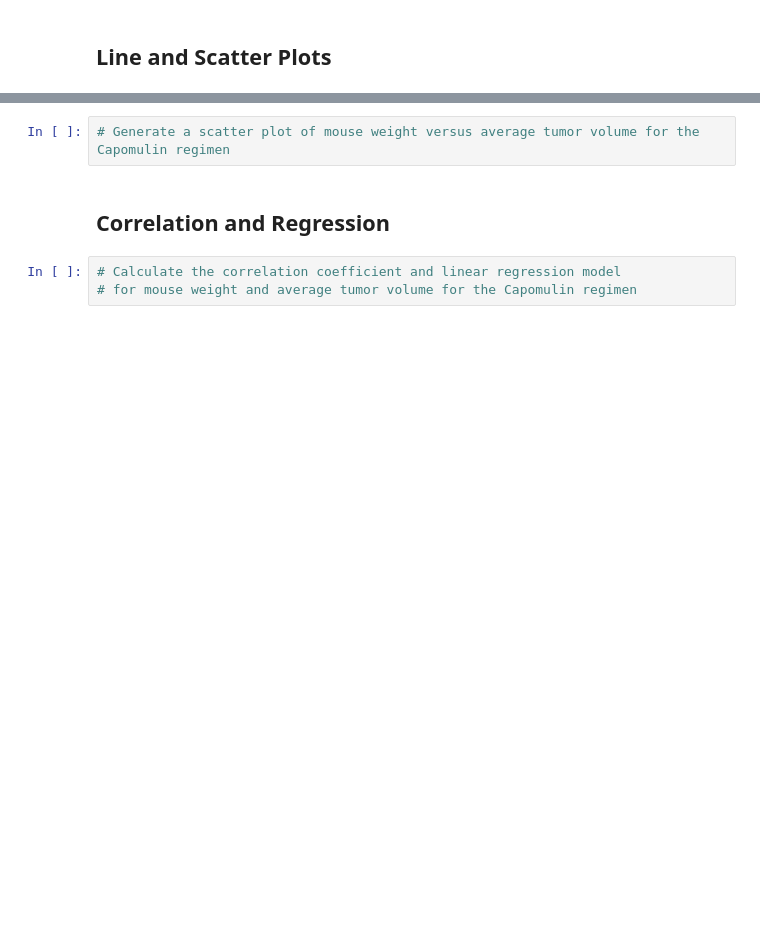
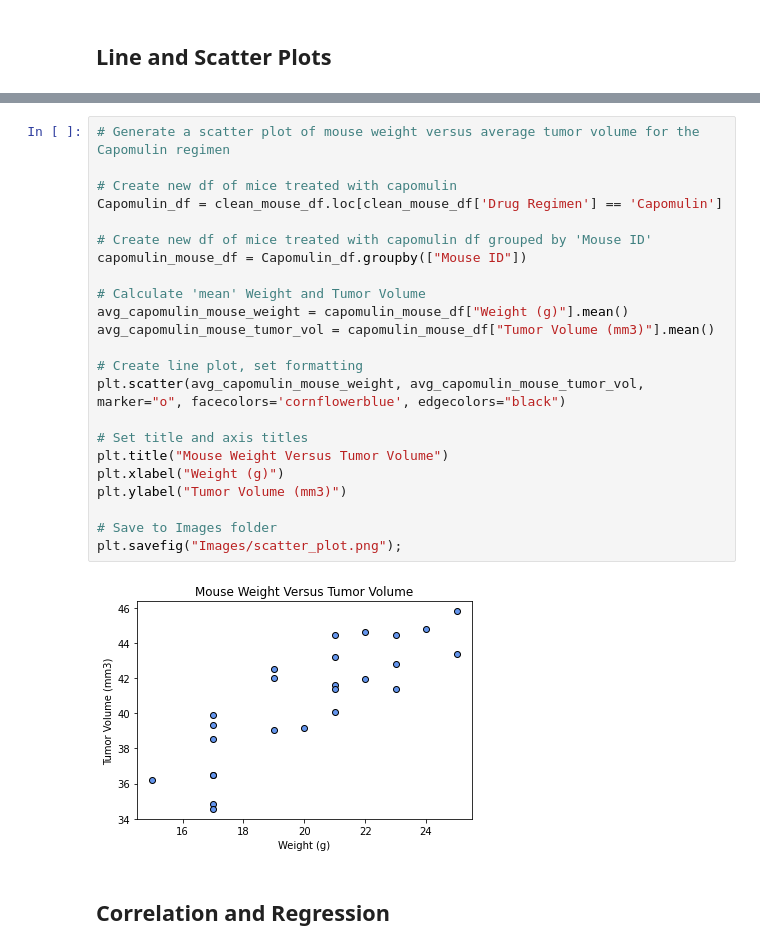
Before and after one commit to Richard-Turnbull/matplotlib-challenge, a Jupyter notebook: pymaceuticals.ipynb, the cells around one changed output, grey strips where cells are left out. Drawn from its saved outputs; the diff is of its cells as text; blank space fills up the shorter version.

```diff
--- a/pymaceuticals.ipynb
+++ b/pymaceuticals.ipynb
@@ -327,9 +347,29 @@ plt.show()
 # %% [output]
 [figure]
-# %%
-# Generate a scatter plot of mouse weight versus average tumor volume for the Capomulin regimen
+# %%
+# Generate a scatter plot of mouse weight versus average tumor volume for the Capomulin regimen
+
+# Create new df of mice treated with capomulin
+Capomulin_df = clean_mouse_df.loc[clean_mouse_df['Drug Regimen'] == 'Capomulin']
+
+# Create new df of mice treated with capomulin df grouped by 'Mouse ID'
+capomulin_mouse_df = Capomulin_df.groupby(["Mouse ID"])
+
+# Calculate 'mean' Weight and Tumor Volume
+avg_capomulin_mouse_weight = capomulin_mouse_df["Weight (g)"].mean()
+avg_capomulin_mouse_tumor_vol = capomulin_mouse_df["Tumor Volume (mm3)"].mean()
+
+# Create line plot, set formatting
+plt.scatter(avg_capomulin_mouse_weight, avg_capomulin_mouse_tumor_vol, marker="o", facecolors='cornflowerblue', edgecolors="black")
+
+# Set title and axis titles
+plt.title("Mouse Weight Versus Tumor Volume")
+plt.xlabel("Weight (g)")
+plt.ylabel("Tumor Volume (mm3)")
+
+# Save to Images folder
+plt.savefig("Images/scatter_plot.png");
+# %% [output]
+[figure, added]
 # %% [markdown]
 ## Correlation and Regression
-# %%
-# Calculate the correlation coefficient and linear regression model
-# for mouse weight and average tumor volume for the Capomulin regimen
```
Also changed, not shown: parts of 18 cells of this notebook, 5 other files.
